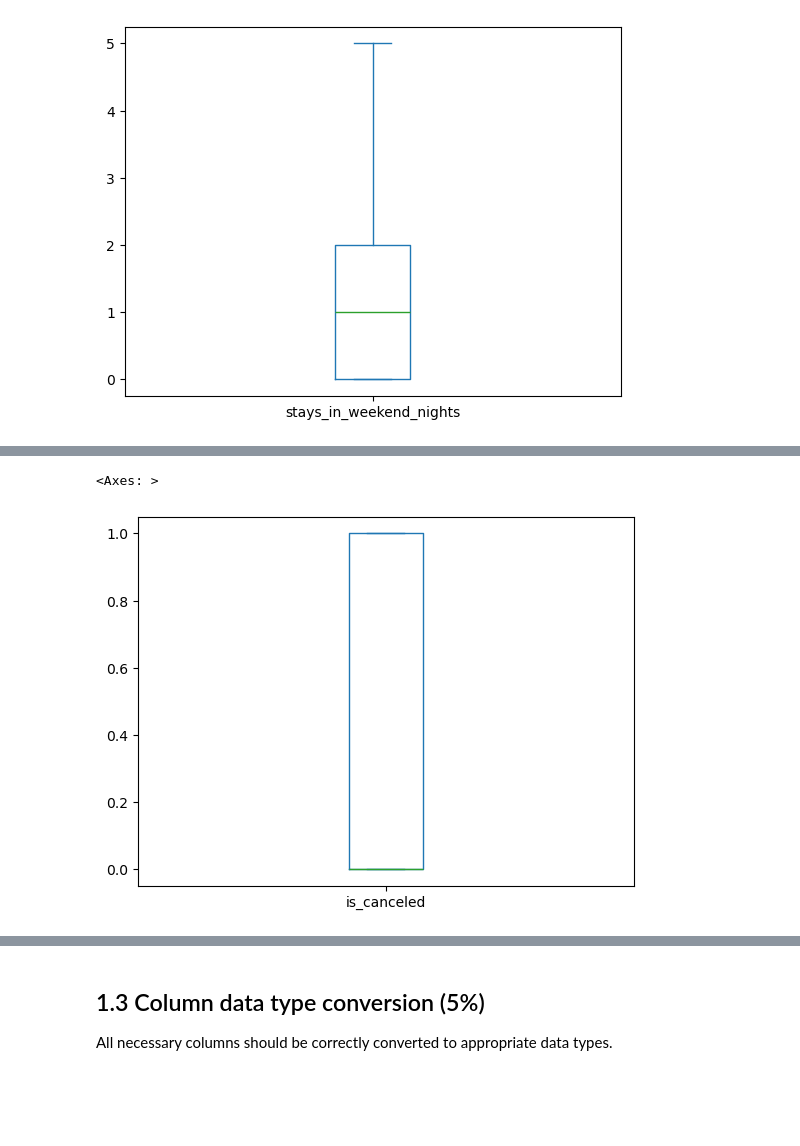
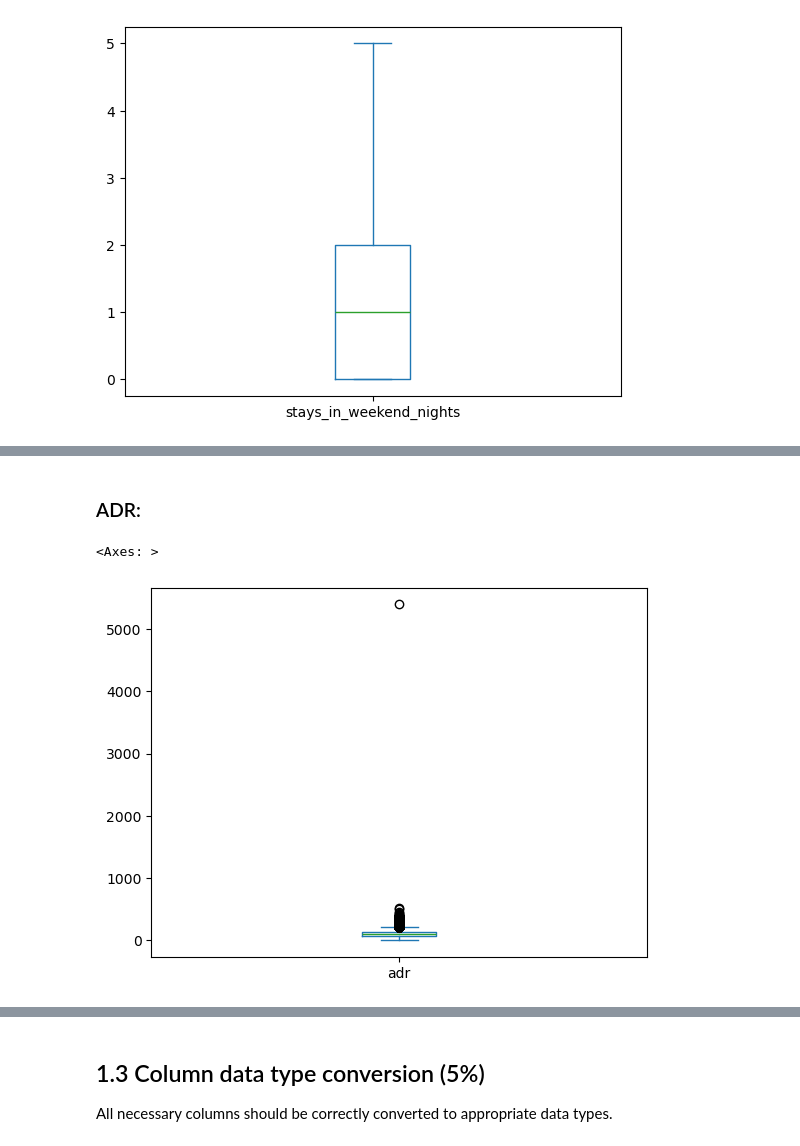
Before and after one commit to aliasim786/Data-Driven-AI, a Jupyter notebook: Assignments/Coursework1_template_new1.ipynb, the cells around one changed output, grey strips where cells are left out. Saved outputs shown, nothing was run; the diff lists cells and outputs as text; code cells hidden in the pictures; blank space fills up the shorter version.

```diff
--- a/Assignments/Coursework1_template_new1.ipynb
+++ b/Assignments/Coursework1_template_new1.ipynb
@@ -61,7 +70,7 @@ It will significantly reduce the time and effort you need to invest. As a genera
 # %%
 #due to the data being collected over a long period of time (3 years), some of the data is irrelevent. dropping irrelevant columns:
 
-fulldata.drop(columns=['arrival_date_year', 'arrival_date_month', 'arrival_date_week_number', 'arrival_date_day_of_month','country', 'agent', 'company', 'reservation_status', 'reservation_status_date'], inplace=True)
+fulldata.drop(columns=['arrival_date_year', 'arrival_date_month', 'arrival_date_week_number', 'arrival_date_day_of_month','country', 'reservation_status', 'market_segment','reservation_status_date'], inplace=True)
 fulldata
 # %% [output]
 |  | hotel | is_canceled | lead_time | stays_in_weekend_nights | stays_in_week_nights | adults | children | ... |
@@ -111 +120,5 @@ total_of_special_requests         0
 dtype: int64
+# %%
+#In the columns agent and company there are lots of rows with the value of 0. I have decided to drop these rows due to the fact that this is irrelevent data which we do not need.
+fulldata.drop(columns=['agent', 'company'], inplace= True)
+fulldata.isnull().sum()
@@ -112,3 +143,5 @@ dtype: int64
+# %%
+fulldata['children'] = fulldata['children'].fillna(0)
 # %% [markdown]
 ## Unique values
 
@@ -325,0 +345,3 @@ fulldata.plot(y=['is_canceled'], kind='box')
+# %%
+fulldata = fulldata.drop(fulldata[fulldata['stays_in_week_nights']> 6].index)
+fulldata.plot(y=['stays_in_week_nights'], kind='box')
@@ -326,5 +351,7 @@ fulldata.plot(y=['is_canceled'], kind='box')
+# %% [markdown]
+### ADR:
 # %%
-fulldata.plot(y=['is_canceled'], kind='box')
+fulldata.plot(y=['adr'], kind='box')
 # %% [output]
 <Axes: >
-[figure, old version]
+[figure, new version]
```
Also changed, not shown: parts of 72 cells of this notebook.
